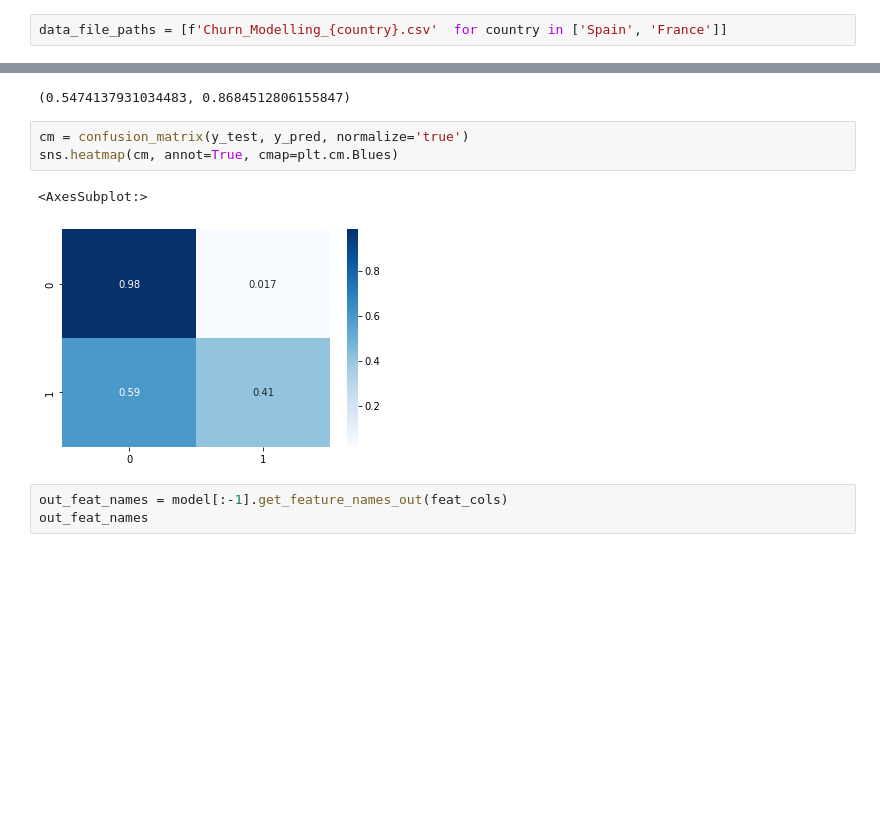
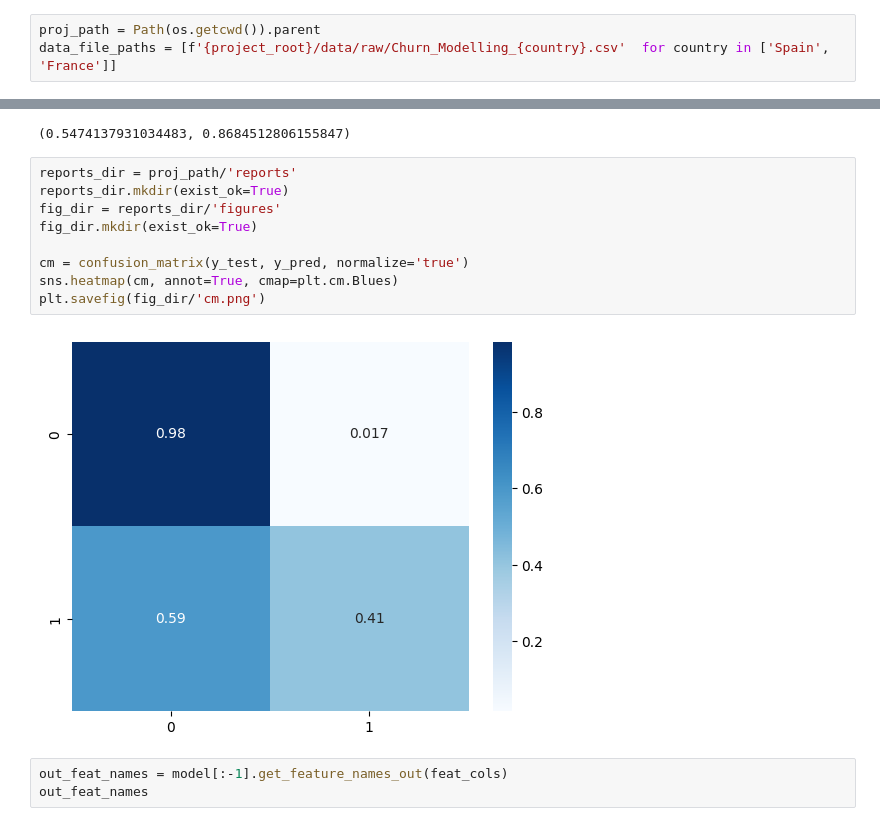
Before and after one commit to alex000kim/open-source-mlops-e2e, a Jupyter notebook: notebooks/TrainChurnModel.ipynb, the cells around one changed output, grey strips where cells are left out. Saved outputs shown, nothing was run; the diff lists cells and outputs as text; blank space fills up the shorter version.

```diff
--- a/TrainChurnModel.ipynb
+++ b/notebooks/TrainChurnModel.ipynb
@@ -12,7 +12,8 @@ from sklearn.metrics import (confusion_matrix, f1_score, make_scorer,
 from sklearn.model_selection import train_test_split
 from sklearn.pipeline import Pipeline
 # %%
-data_file_paths = [f'Churn_Modelling_{country}.csv'  for country in ['Spain', 'France']]
+proj_path = Path(os.getcwd()).parent
+data_file_paths = [f'{project_root}/data/raw/Churn_Modelling_{country}.csv'  for country in ['Spain', 'France']]
 # %%
 df = pd.concat([pd.read_csv(fpath) for fpath in data_file_paths])
 df.head()
@@ -87,11 +88,16 @@ f1, roc_auc
 # %% [output]
 (0.5474137931034483, 0.8684512806155847)
 # %%
+reports_dir = proj_path/'reports'
+reports_dir.mkdir(exist_ok=True)
+fig_dir = reports_dir/'figures'
+fig_dir.mkdir(exist_ok=True)
+
 cm = confusion_matrix(y_test, y_pred, normalize='true')
 sns.heatmap(cm, annot=True, cmap=plt.cm.Blues)
+plt.savefig(fig_dir/'cm.png')
 # %% [output]
-<AxesSubplot:>
-[figure, old version]
+[figure, new version]
 # %%
 out_feat_names = model[:-1].get_feature_names_out(feat_cols)
 out_feat_names
```
Also changed, not shown: parts of 2 cells of this notebook, 8 other files.
